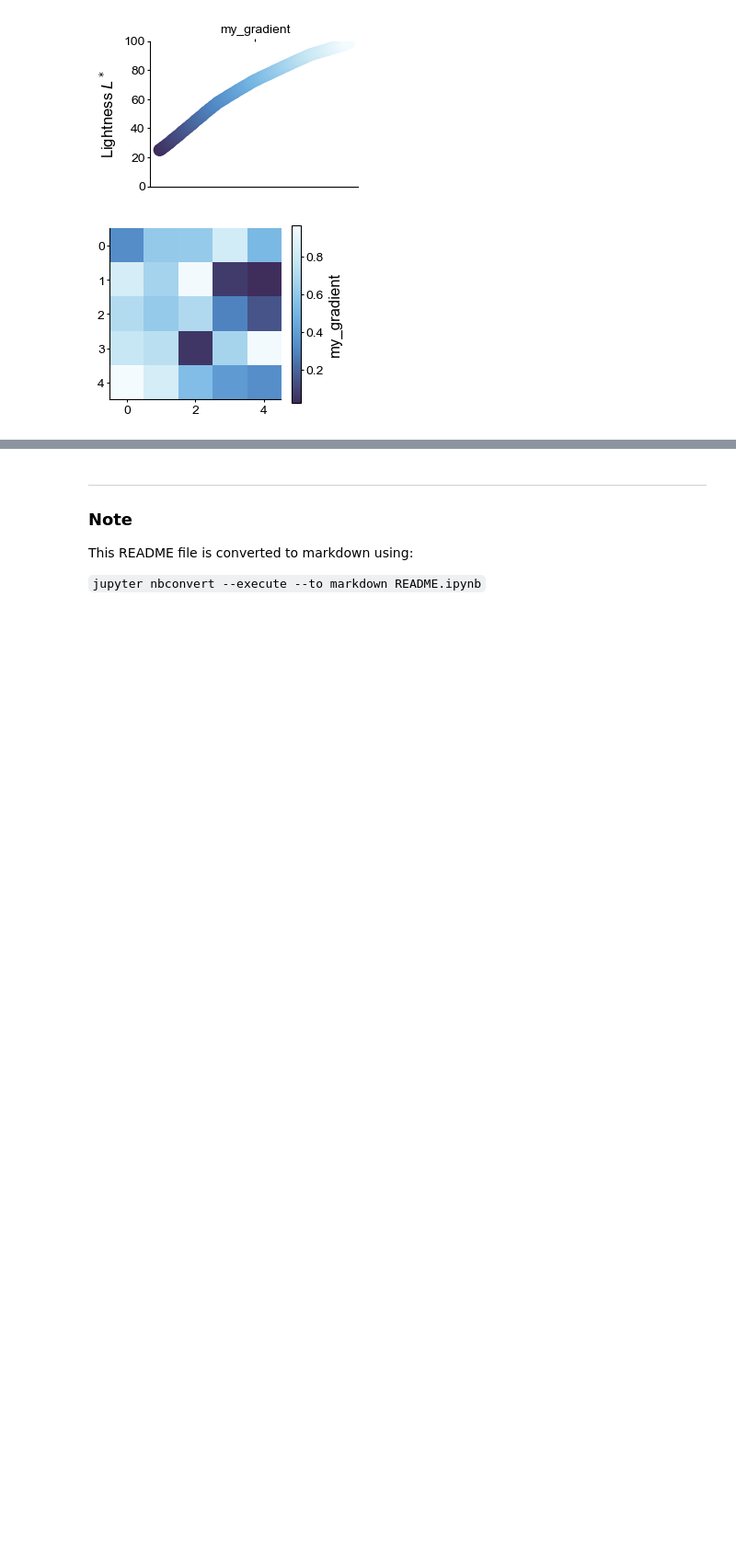
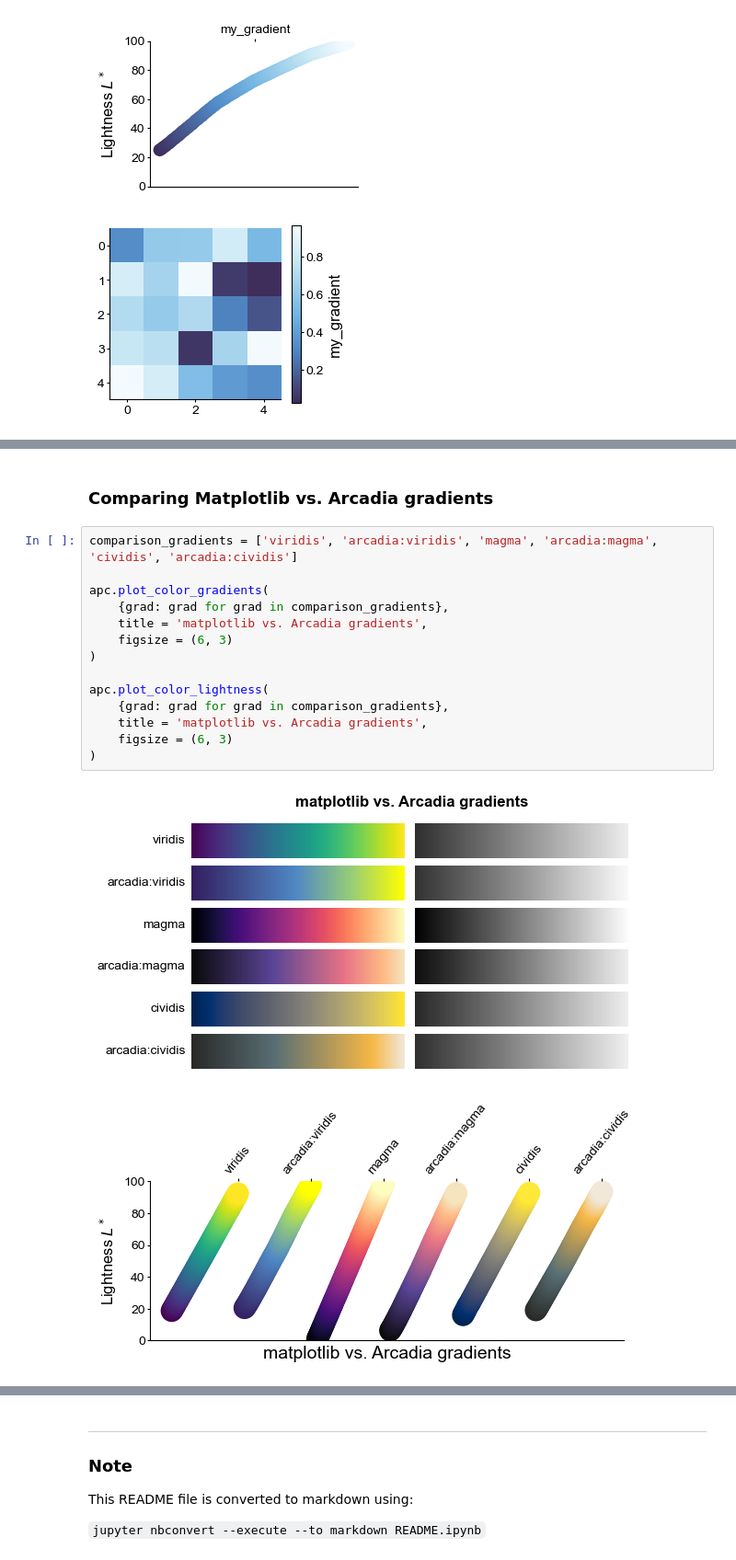
Before and after one commit to Arcadia-Science/arcadia-pycolor, a Jupyter notebook: README.ipynb, the cells around one changed output, grey strips where cells are left out. Shown at 92% size. Saved outputs shown, nothing was run; the diff lists cells and outputs as text; blank space fills up the shorter version.

```diff
--- a/README.ipynb
+++ b/README.ipynb
@@ -361,0 +393,19 @@ plt.show()
+# %% [markdown]
+### Comparing Matplotlib vs. Arcadia gradients
+# %%
+comparison_gradients = ['viridis', 'arcadia:viridis', 'magma', 'arcadia:magma', 'cividis', 'arcadia:cividis']
+
+apc.plot_color_gradients(
+    {grad: grad for grad in comparison_gradients},
+    title = 'matplotlib vs. Arcadia gradients',
+    figsize = (6, 3)
+)
+
+apc.plot_color_lightness(
+    {grad: grad for grad in comparison_gradients},
+    title = 'matplotlib vs. Arcadia gradients',
+    figsize = (6, 3)
+)
+# %% [output]
+[figure, added]
+[figure, added]
```
Also changed, not shown: parts of 14 cells of this notebook, 3 other files.
